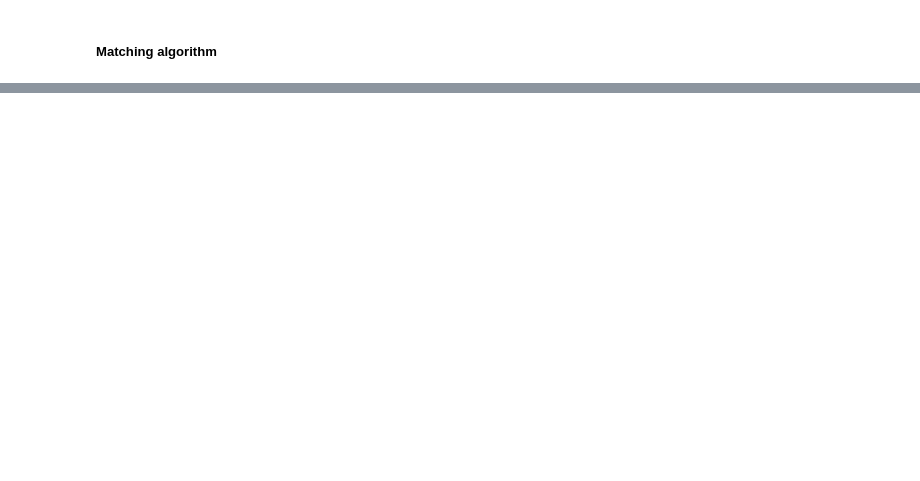
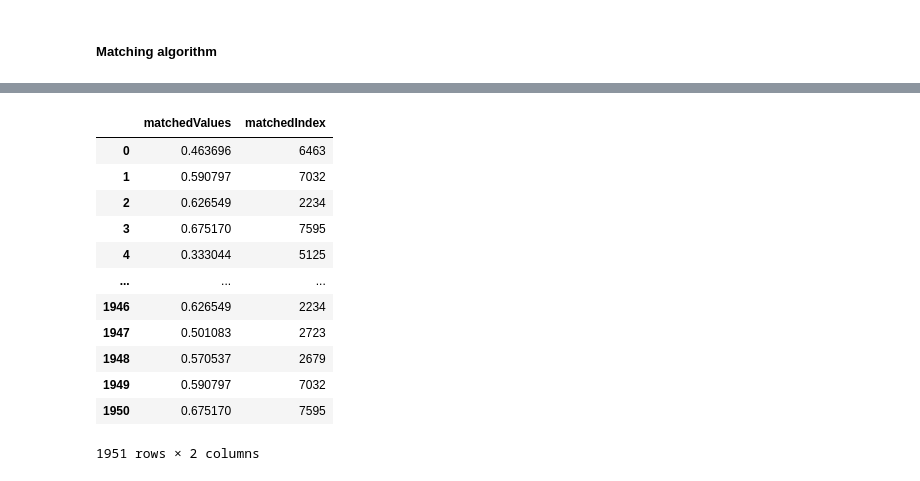
Before and after one commit to sebalexsmith/MET2010, a Jupyter notebook: Labs/Lab 12.ipynb, the cells around one changed output, grey strips where cells are left out. Saved outputs shown, nothing was run; the diff lists cells and outputs as text; code cells hidden in the pictures; blank space fills up the shorter version.

```diff
--- a/Labs/Lab 12.ipynb
+++ b/Labs/Lab 12.ipynb
@@ -504,0 +566,17 @@ TypeError: Model.from_formula() missing 2 required positional arguments: 'formul
+# %%
+matchedControl = matching(propScores_noaudit.tolist(), predictedP.tolist())
+matchedControl
+# %% [output]
+|  | matchedValues | matchedIndex |
+| 0 | 0.463696 | 6463 |
+| 1 | 0.590797 | 7032 |
+| 2 | 0.626549 | 2234 |
+| 3 | 0.675170 | 7595 |
+| 4 | 0.333044 | 5125 |
+| ... | ... | ... |
+| 1946 | 0.626549 | 2234 |
+| 1947 | 0.501083 | 2723 |
+| 1948 | 0.570537 | 2679 |
+| 1949 | 0.590797 | 7032 |
+| 1950 | 0.675170 | 7595 |
+1951 rows × 2 columns
```
Also changed, not shown: parts of 19 cells of this notebook, 2 other files.
